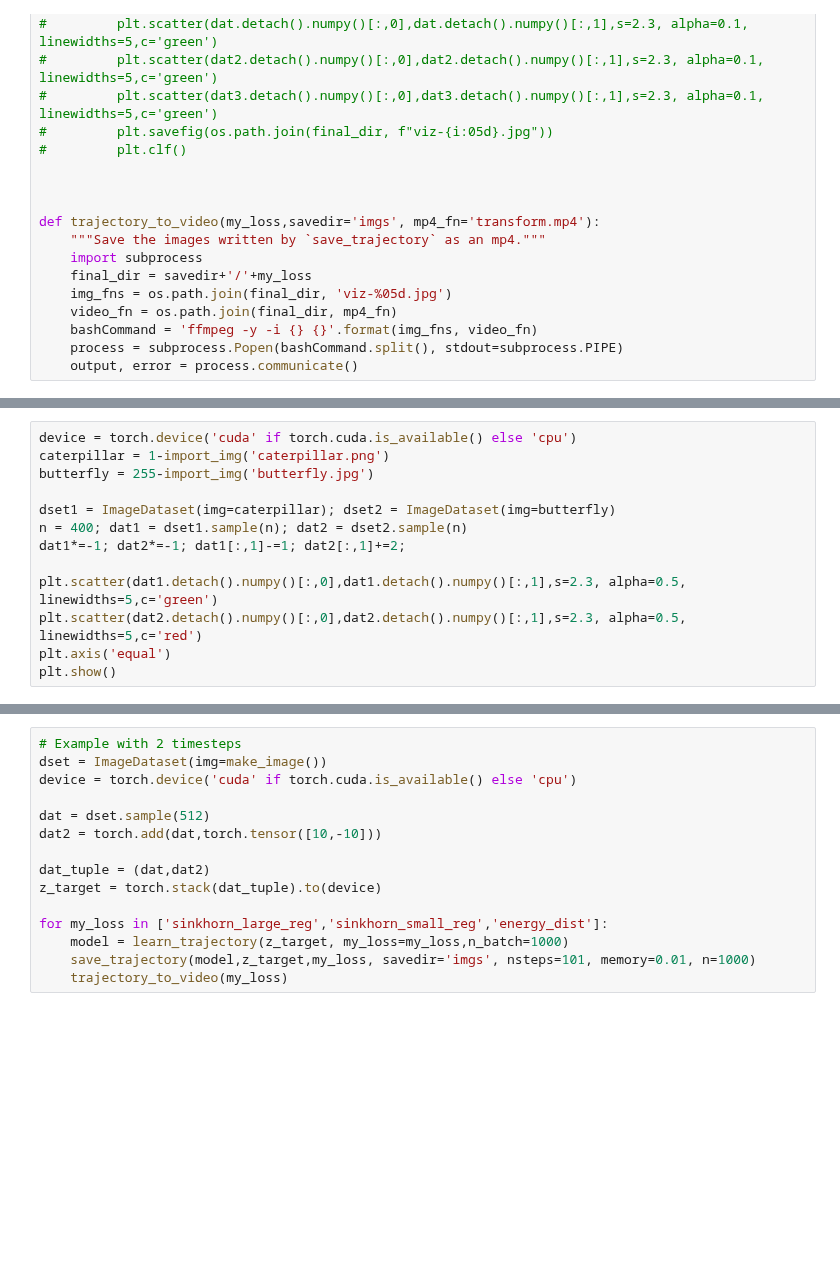
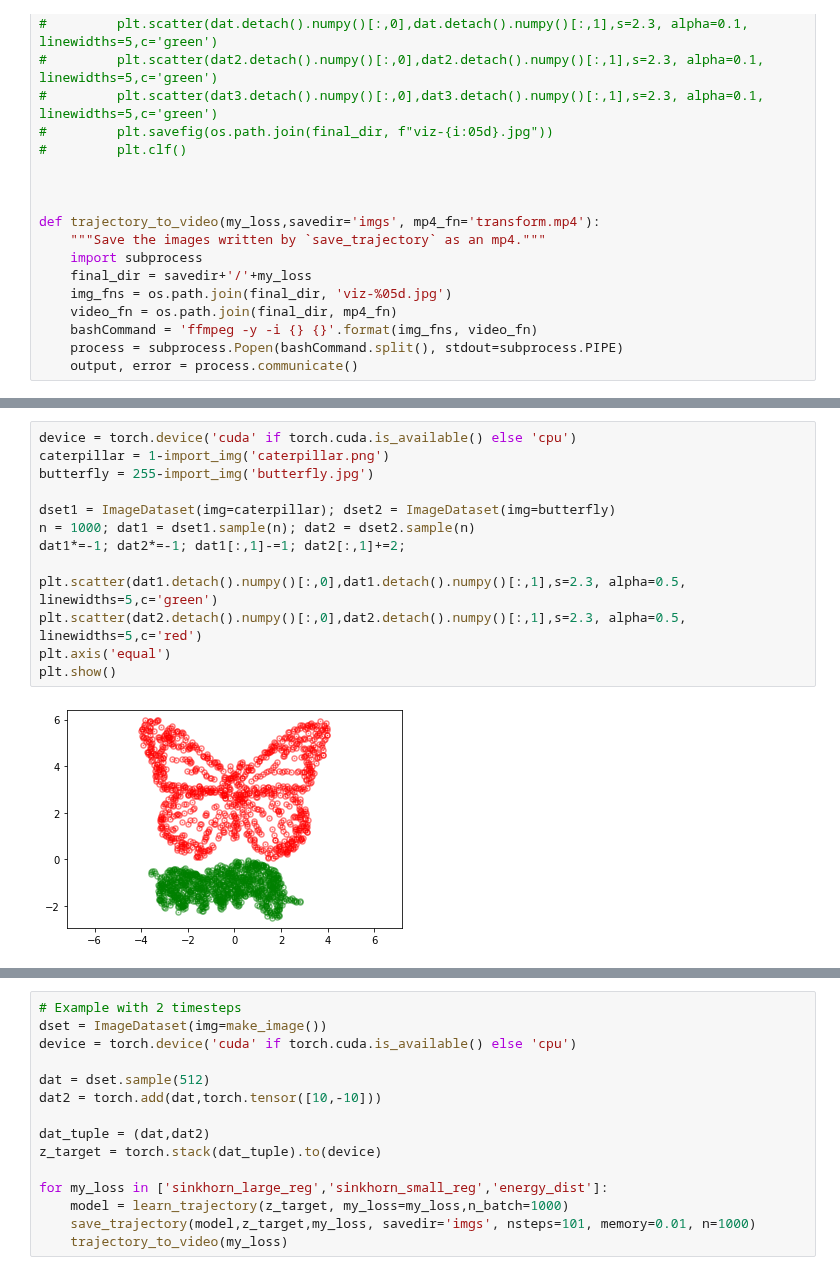
Before and after one commit to pzpzpzp1/wassflow, a Jupyter notebook: cnf-sinkhorn-demo.ipynb, the cells around one changed output, grey strips where cells are left out. Saved outputs shown, nothing was run; the diff lists cells and outputs as text; blank space fills up the shorter version.

```diff
--- a/cnf-sinkhorn-demo.ipynb
+++ b/cnf-sinkhorn-demo.ipynb
@@ -382,16 +392,18 @@ def learn_trajectory(z_target, my_loss, n_batch = 1500):
 # %%
 device = torch.device('cuda' if torch.cuda.is_available() else 'cpu')
 caterpillar = 1-import_img('caterpillar.png')
 butterfly = 255-import_img('butterfly.jpg')
 
 dset1 = ImageDataset(img=caterpillar); dset2 = ImageDataset(img=butterfly)
-n = 400; dat1 = dset1.sample(n); dat2 = dset2.sample(n)
+n = 1000; dat1 = dset1.sample(n); dat2 = dset2.sample(n)
 dat1*=-1; dat2*=-1; dat1[:,1]-=1; dat2[:,1]+=2;
 
 plt.scatter(dat1.detach().numpy()[:,0],dat1.detach().numpy()[:,1],s=2.3, alpha=0.5, linewidths=5,c='green')
 plt.scatter(dat2.detach().numpy()[:,0],dat2.detach().numpy()[:,1],s=2.3, alpha=0.5, linewidths=5,c='red')
 plt.axis('equal')
 plt.show()
+# %% [output]
+[figure, added]
 # %%
 dat_tuple = (dat1,dat2)
 z_target = torch.stack(dat_tuple).to(device)
```
Also changed, not shown: parts of 5 cells of this notebook.
